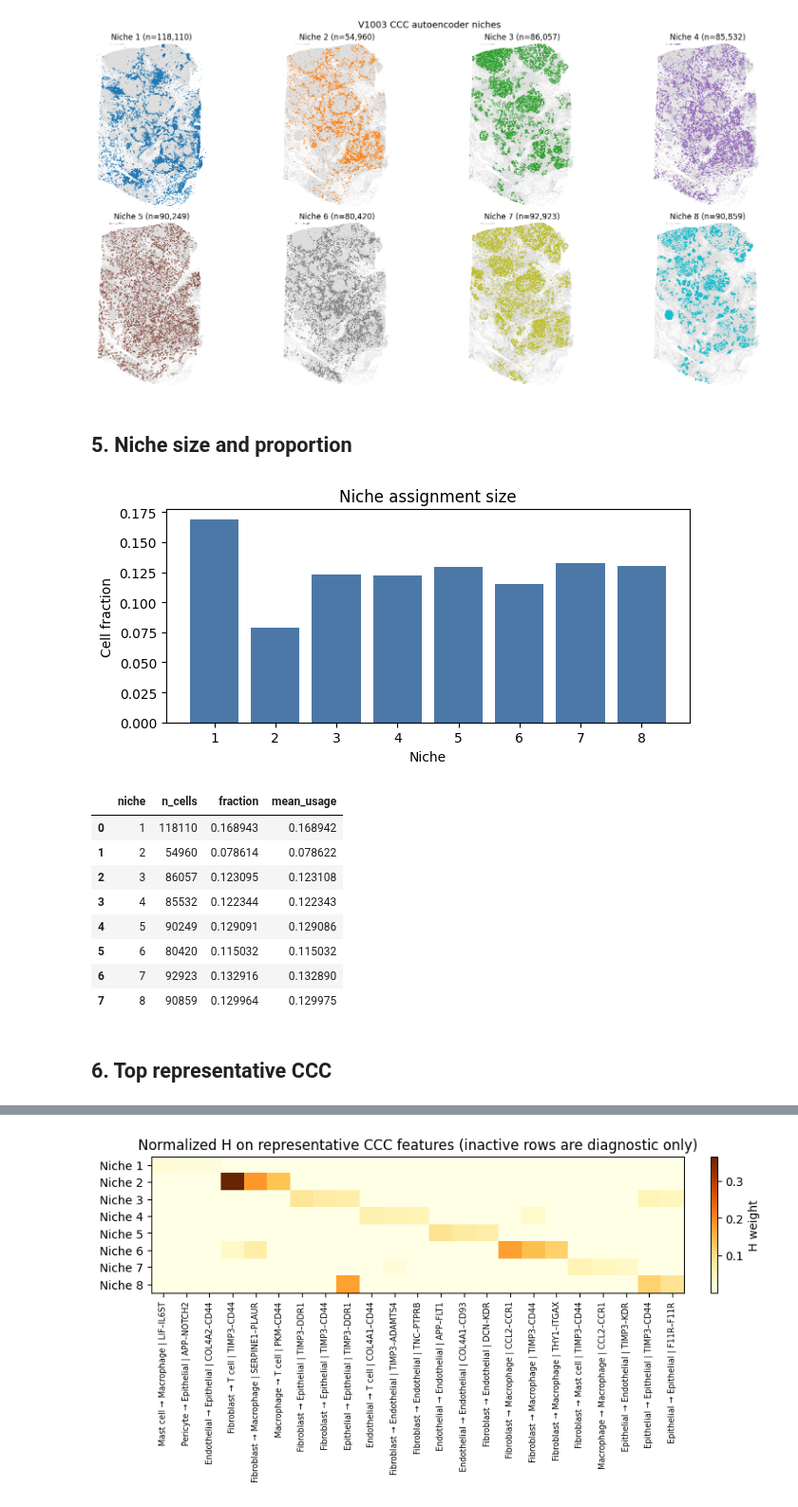
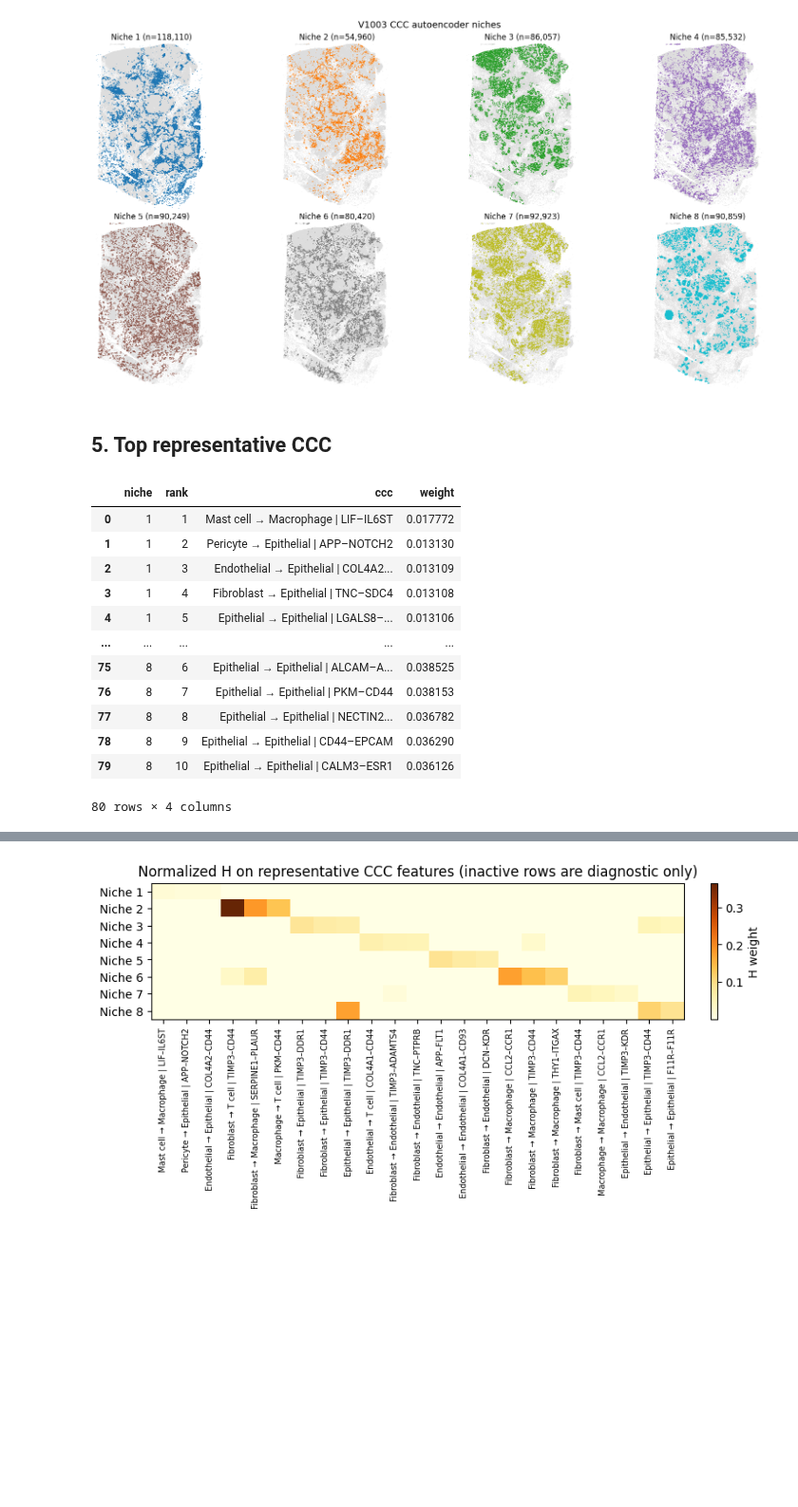
Before and after one commit to shuailinxue/CCC_Phe, a Jupyter notebook: V1003/XeniumPrime5K_Breast_V1003_niche_walkthrough.ipynb, the cells around one changed output, grey strips where cells are left out. Shown at 95% size. Saved outputs shown, nothing was run; the diff lists cells and outputs as text; code cells hidden in the pictures; blank space fills up the shorter version.

```diff
--- a/V1003/XeniumPrime5K_Breast_V1003_niche_walkthrough.ipynb
+++ b/V1003/XeniumPrime5K_Breast_V1003_niche_walkthrough.ipynb
@@ -22,3 +24,3 @@ report.dataset_summary(artifacts)
 # %%
-report.model_and_training(artifacts)
+report.overview_map(artifacts)
 # %% [output]
@@ -39,20 +37,21 @@ report.overview_map(artifacts)
 report.spatial_niches(artifacts)
 # %% [output]
 [figure]
-# %% [markdown]
-## 5. Niche size and proportion
+# %% [markdown]
+## 5. Top representative CCC
 # %%
-report.niche_counts(artifacts)
+report.top_ccc_table(artifacts,top=10)
 # %% [output]
-[figure, removed]
-|  | niche | n_cells | fraction | mean_usage |
-| 0 | 1 | 118110 | 0.168943 | 0.168942 |
-| 1 | 2 | 54960 | 0.078614 | 0.078622 |
-| 2 | 3 | 86057 | 0.123095 | 0.123108 |
-| 3 | 4 | 85532 | 0.122344 | 0.122343 |
-| 4 | 5 | 90249 | 0.129091 | 0.129086 |
-| 5 | 6 | 80420 | 0.115032 | 0.115032 |
-| 6 | 7 | 92923 | 0.132916 | 0.132890 |
-| 7 | 8 | 90859 | 0.129964 | 0.129975 |
+|  | niche | rank | ccc | weight |
+| 0 | 1 | 1 | Mast cell → Macrophage | LIF–IL6ST | 0.017772 |
+| 1 | 1 | 2 | Pericyte → Epithelial | APP–NOTCH2 | 0.013130 |
+| 2 | 1 | 3 | Endothelial → Epithelial | COL4A2... | 0.013109 |
+| 3 | 1 | 4 | Fibroblast → Epithelial | TNC–SDC4 | 0.013108 |
+| 4 | 1 | 5 | Epithelial → Epithelial | LGALS8–... | 0.013106 |
+| ... | ... | ... | ... | ... |
+| 75 | 8 | 6 | Epithelial → Epithelial | ALCAM–A... | 0.038525 |
+| 76 | 8 | 7 | Epithelial → Epithelial | PKM–CD44 | 0.038153 |
+| 77 | 8 | 8 | Epithelial → Epithelial | NECTIN2... | 0.036782 |
+| 78 | 8 | 9 | Epithelial → Epithelial | CD44–EPCAM | 0.036290 |
+| 79 | 8 | 10 | Epithelial → Epithelial | CALM3–ESR1 | 0.036126 |
+80 rows × 4 columns
-# %% [markdown]
-## 6. Top representative CCC
```
Also changed, not shown: parts of 15 cells of this notebook, 21 other files.
